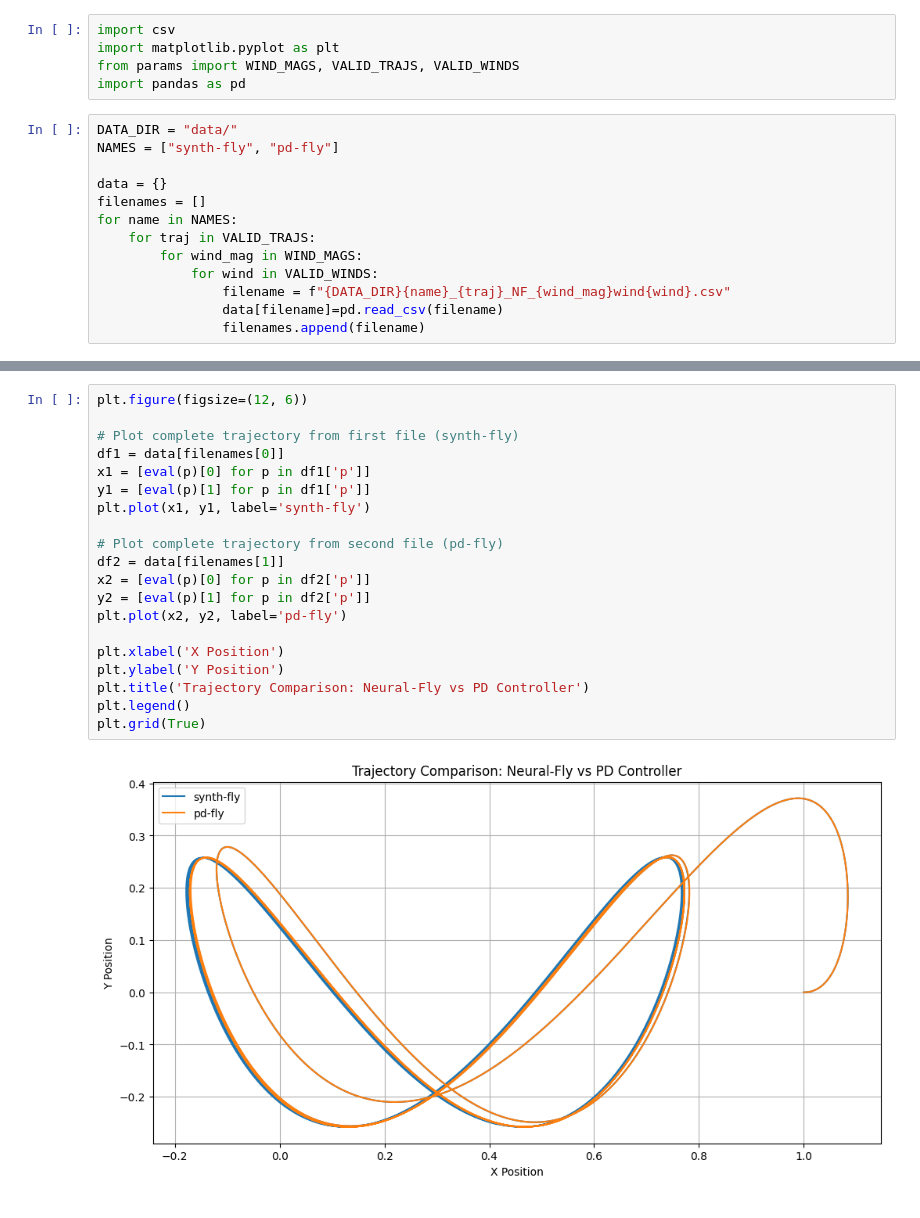
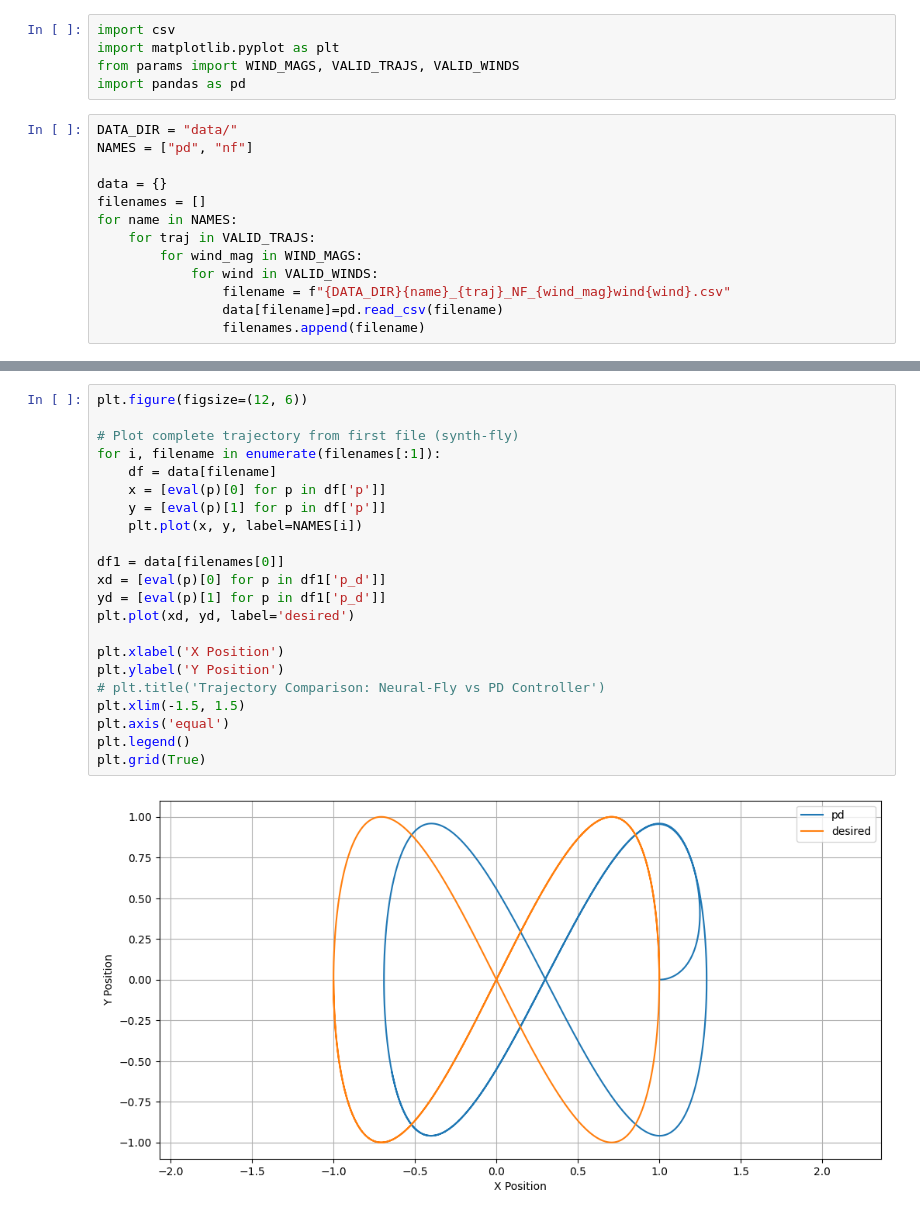
Before and after one commit to gavin-hyl/simple-quad-sim, a Jupyter notebook: plots.ipynb, the cells around one changed output, grey strips where cells are left out. Drawn from its saved outputs; the diff is of its cells as text.

```diff
--- a/plots.ipynb
+++ b/plots.ipynb
@@ -5,7 +5,7 @@ from params import WIND_MAGS, VALID_TRAJS, VALID_WINDS
 import pandas as pd
 # %%
 DATA_DIR = "data/"
-NAMES = ["synth-fly", "pd-fly"]
+NAMES = ["pd", "nf"]
 
 data = {}
 filenames = []
@@ -28,22 +28,24 @@ data[filenames[0]].head()
 # %%
 plt.figure(figsize=(12, 6))
 
 # Plot complete trajectory from first file (synth-fly)
+for i, filename in enumerate(filenames[:1]):
+    df = data[filename]
+    x = [eval(p)[0] for p in df['p']]
+    y = [eval(p)[1] for p in df['p']]
+    plt.plot(x, y, label=NAMES[i])
+
 df1 = data[filenames[0]]
-x1 = [eval(p)[0] for p in df1['p']]
-y1 = [eval(p)[1] for p in df1['p']]
-plt.plot(x1, y1, label='synth-fly')
-
-# Plot complete trajectory from second file (pd-fly)
-df2 = data[filenames[1]]
-x2 = [eval(p)[0] for p in df2['p']]
-y2 = [eval(p)[1] for p in df2['p']]
-plt.plot(x2, y2, label='pd-fly')
+xd = [eval(p)[0] for p in df1['p_d']]
+yd = [eval(p)[1] for p in df1['p_d']]
+plt.plot(xd, yd, label='desired')
 
 plt.xlabel('X Position')
 plt.ylabel('Y Position')
-plt.title('Trajectory Comparison: Neural-Fly vs PD Controller')
+# plt.title('Trajectory Comparison: Neural-Fly vs PD Controller')
+plt.xlim(-1.5, 1.5)
+plt.axis('equal')
 plt.legend()
 plt.grid(True)
 # %% [output]
-[figure, old version]
+[figure, new version]
```
Also changed, not shown: parts of 2 cells of this notebook, 4 other files.
